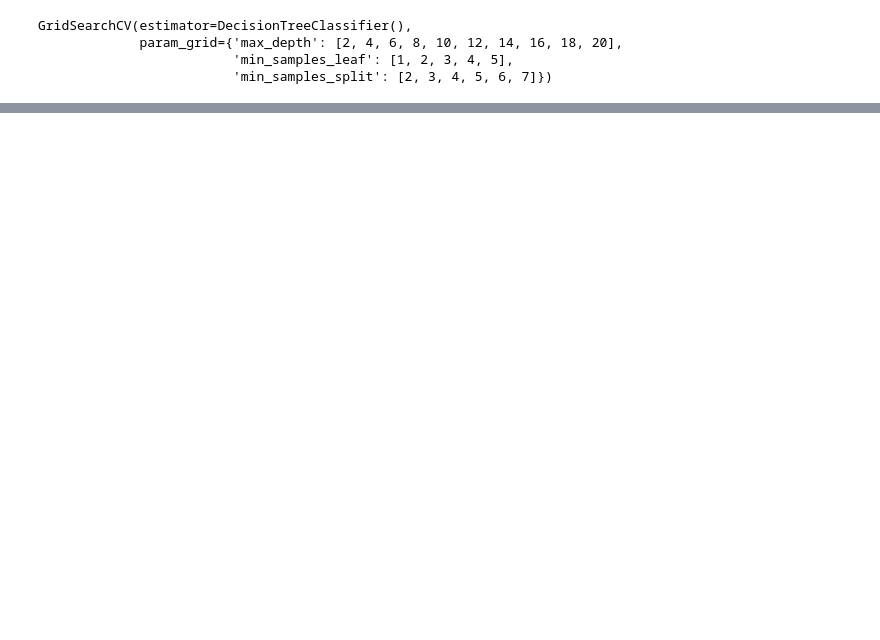
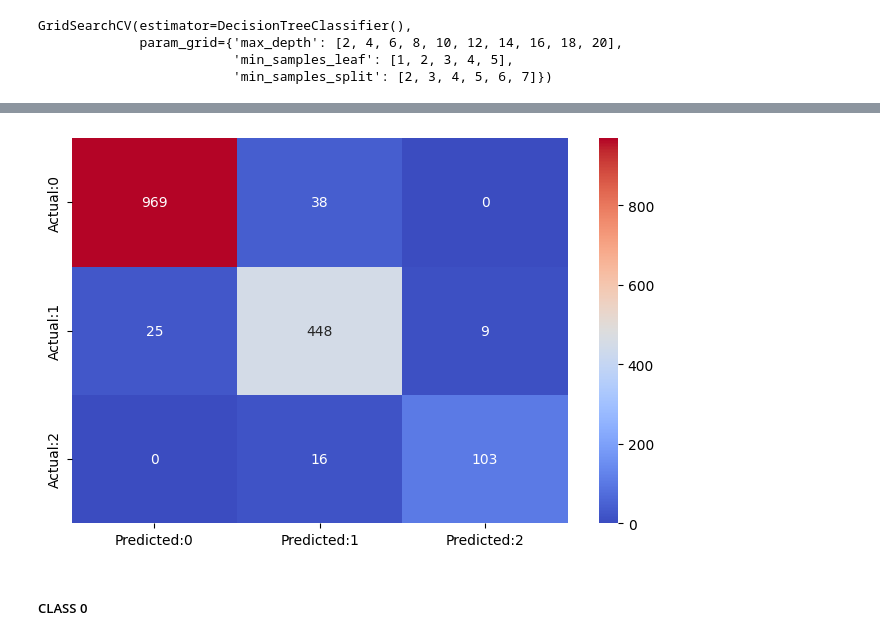
Before and after one commit to Akarshan-Jaiswal/Project_ALBA, a Jupyter notebook: notebooks/Decision_Tree_Jaga.ipynb, the cells around one changed output, grey strips where cells are left out. Cells and saved outputs as stored; diff of their text form; code cells hidden in the pictures; blank space fills up the shorter version.

```diff
--- a/notebooks/Decision_Tree_Jaga.ipynb
+++ b/notebooks/Decision_Tree_Jaga.ipynb
@@ -502,0 +521,2 @@ sns.heatmap(conf_matrix, annot=True,fmt='d',cmap="coolwarm")
+# %%
+y_pred_validation=Pruned_Decision_Tree.predict(X_validation)
@@ -502,0 +533,6 @@ sns.heatmap(conf_matrix, annot=True,fmt='d',cmap="coolwarm")
+# %%
+Pruned_Decision_Tree.Display_Confusion_Matrix(y_validation,y_pred_validation)
+# %% [output]
+[figure, added]
+# %% [markdown]
+##### CLASS 0
```
Also changed, not shown: parts of 86 cells of this notebook, 1 other file.
